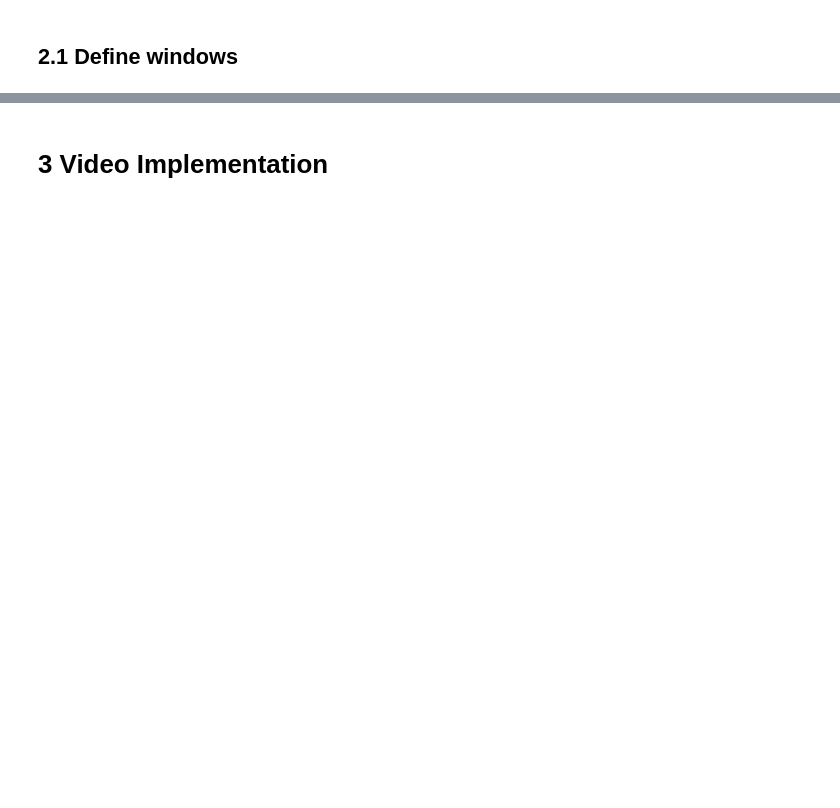
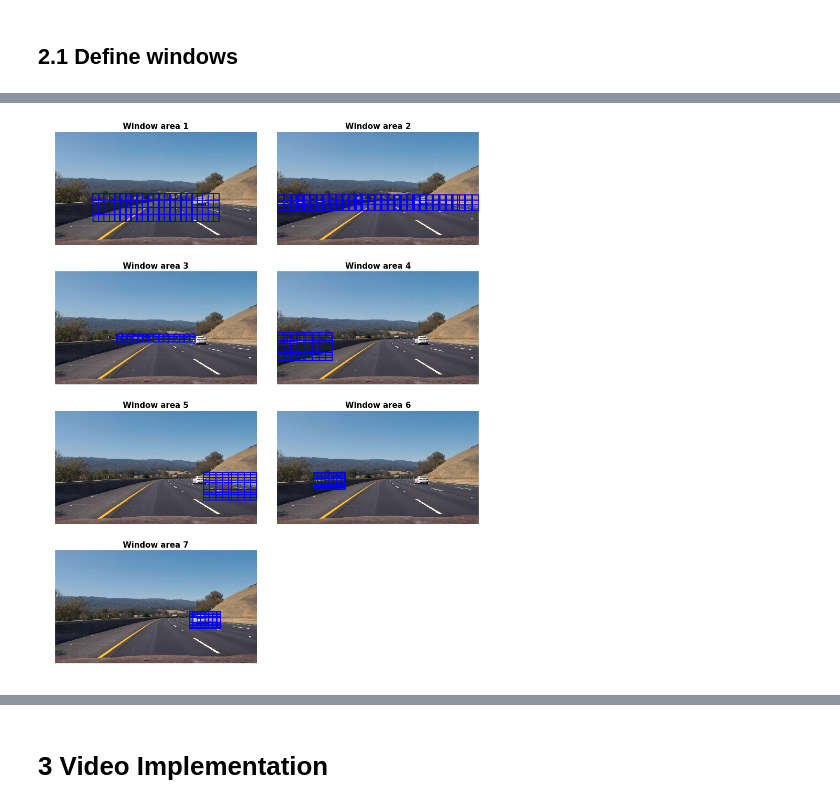
Before and after one commit to Wolfgang90/vehicleTracking, a Jupyter notebook: vehicle_detection_and_tracking.ipynb, the cells around one changed output, grey strips where cells are left out. Saved outputs shown, nothing was run; the diff lists cells and outputs as text; code cells hidden in the pictures; blank space fills up the shorter version.

```diff
--- a/vehicle_detection_and_tracking.ipynb
+++ b/vehicle_detection_and_tracking.ipynb
@@ -1271,0 +457,30 @@ plt.imshow(window_img)
+# %%
+def get_window_positions(window_search_param):
+    """
+    Determines all window positions in an image for window search based on single or multiple window search
+    parameters
+
+    Input:
+
+    window_search_param (dict): Dictionary containing the following items:
+        y_start (int): Pixel value on y-axis of an image on which to start window search
+        y_stop (int): Pixel value on y-axis of an image on which to end window search
+        x_start (int): Pixel value on x-axis of an image on which to start window search
+        x_stop (int): Pixel value on x-axis of an image on which to end window search
+        win_per_row (int): Number of windows in row
+        win_per_col (int): Number of windows in column
+        window_size (tuple): Window size in pixel -> (x-value, y-value)
+
+    Output:
+    window_positions (tuple): Window positions marked by 2 corner points per window in the format
+                                ((x_low,y_low),(x_high,y_high))
+    """
+
+    # Iterate through window search parameters calling 'generate_windows()' to extract window corner points
+    window_positions = []
+    for param in window_search_param:
+        win_pos_tmp = generate_windows(**param)
+        for i in (win_pos_tmp):
+            window_positions.append(i)
+
+    return window_positions
@@ -1271,0 +518,17 @@ plt.imshow(window_img)
+# %%
+# Visualize image regions
+
+# Define example image
+example_img = test_imgs[2]
+
+
+ex_window_areas = [draw_windows_on_image(np.copy(example_img), get_window_positions([window_region,])) for window_region in window_search_param]
+cmaps = [None for i in range(len(ex_window_areas))]
+headings = ["Window area {}".format(str(i+1)) for i in range(len(ex_window_areas))]
+save_path = "output_images/03_window_areas.png"
+
+
+plot_and_save_n_images(ex_window_areas, cmaps, headings, save = True, save_path = save_path,
+                           images_per_column = 4, images_per_line = 2,  figw = 12, figh = 15)
+# %% [output]
+[figure, added]
```
Also changed, not shown: parts of 113 cells of this notebook, 12 other files.
